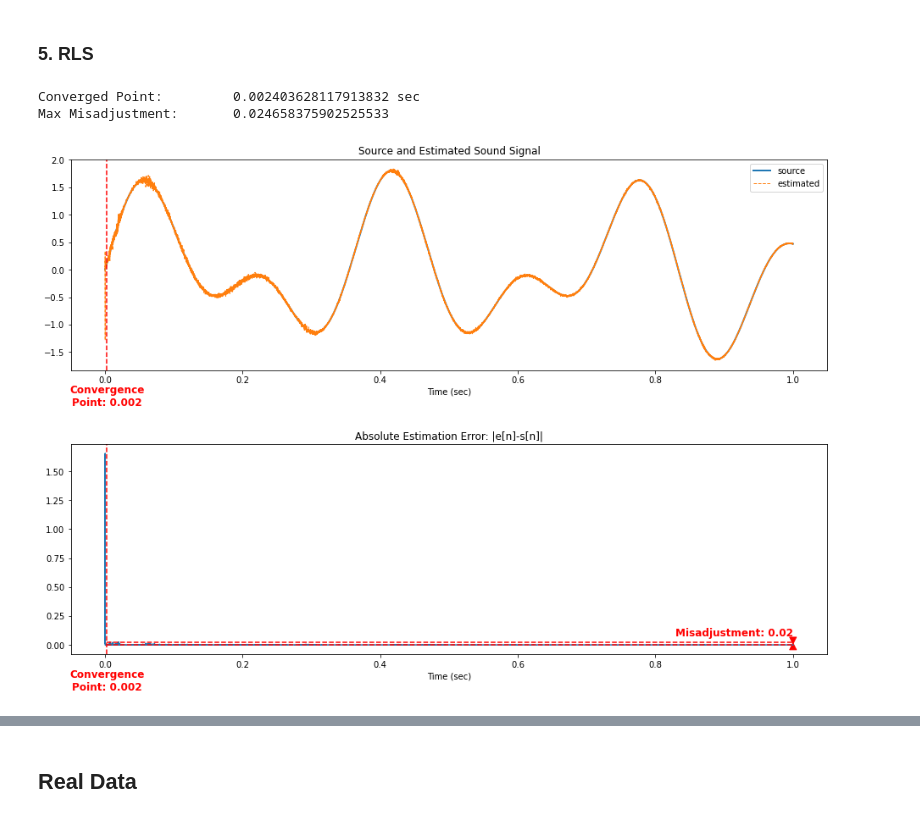
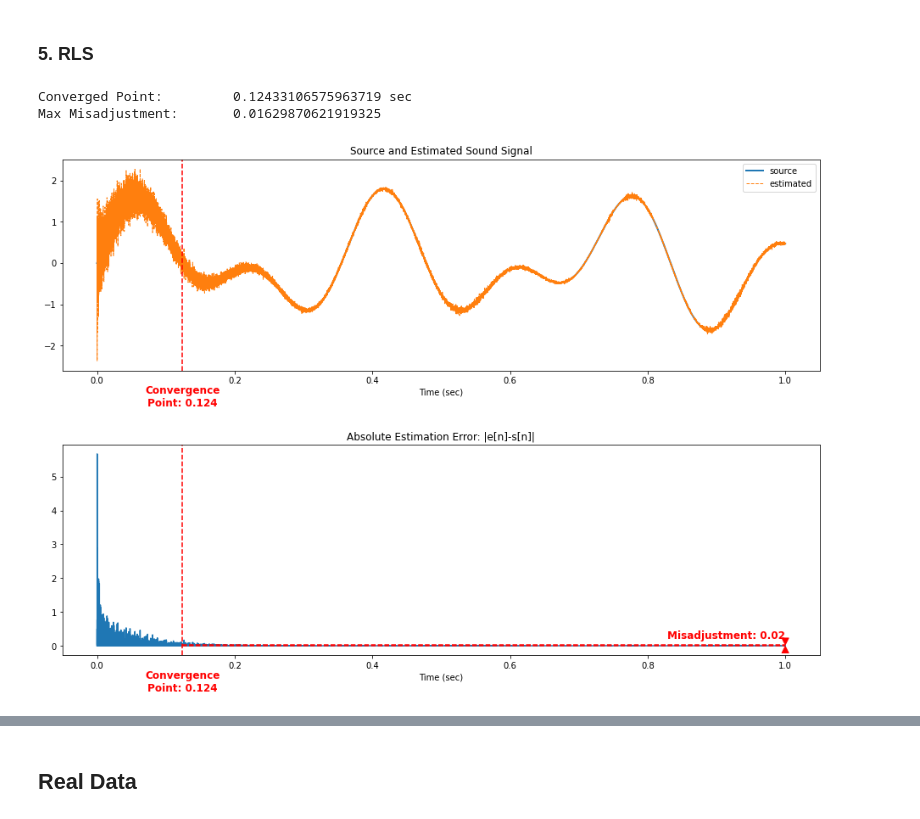
Before and after one commit to okumuskaan/adaptive_filtering, a Jupyter notebook: codes/main.ipynb, the cells around one changed output, grey strips where cells are left out. Cells and saved outputs as stored; diff of their text form; code cells hidden in the pictures.

```diff
--- a/codes/main.ipynb
+++ b/codes/main.ipynb
@@ -235,9 +236,9 @@ Max Misadjustment:       1.4259010943740797
 # %% [markdown]
 ### 5. RLS
 # %%
-e = rls(x, d, mu=1., eps=0.001, K=5)
+e = rls2(x, d, lbda=.999, delta=.00001, K=5)
 denoising_plots(t, e, s, fs=44100, T=1, conv_div=50, bufsize=100)
 # %% [output]
-Converged Point:         0.002403628117913832 sec
-Max Misadjustment:       0.024658375902525533
+Converged Point:         0.12433106575963719 sec
+Max Misadjustment:       0.01629870621919325
-[figure, old version]
+[figure, new version]
```
Also changed, not shown: parts of 25 cells of this notebook, 2 other files.
